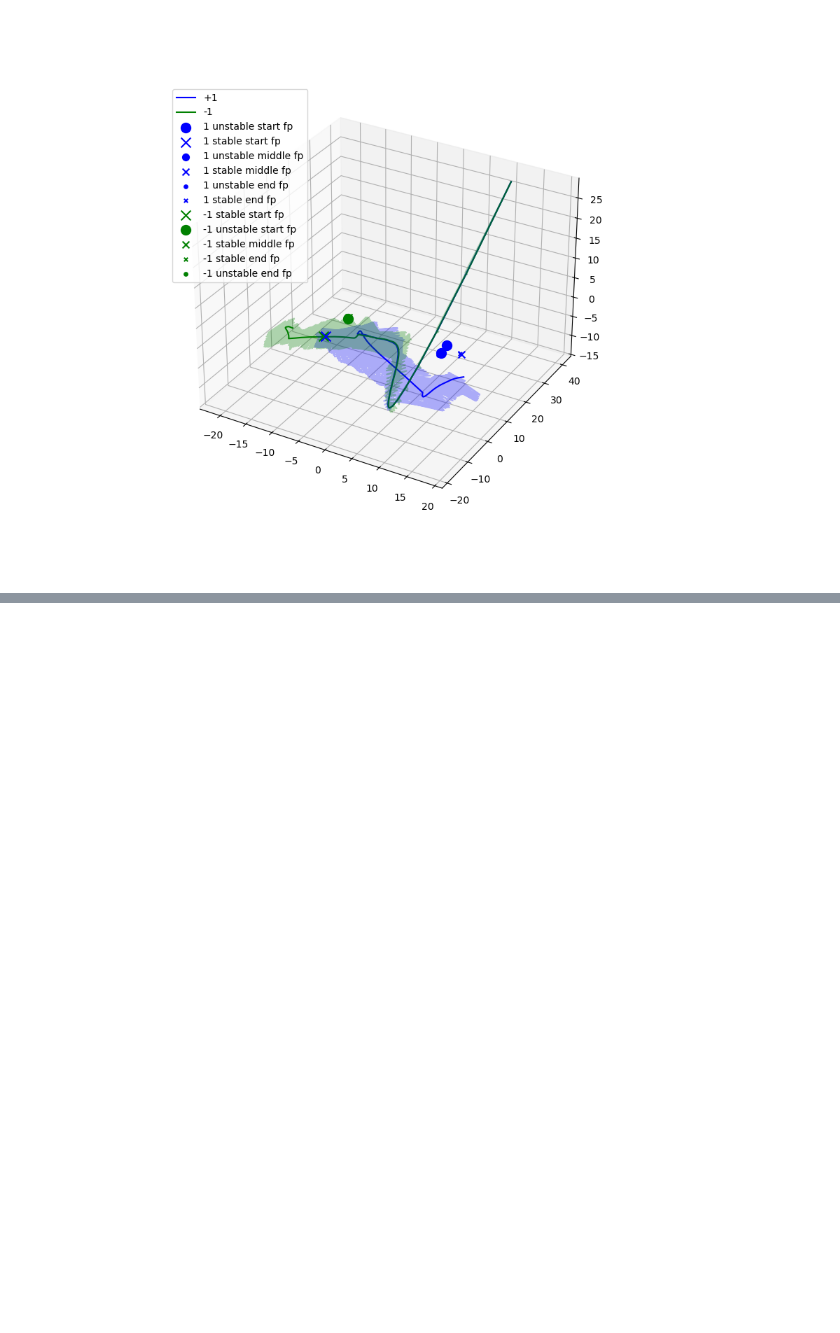
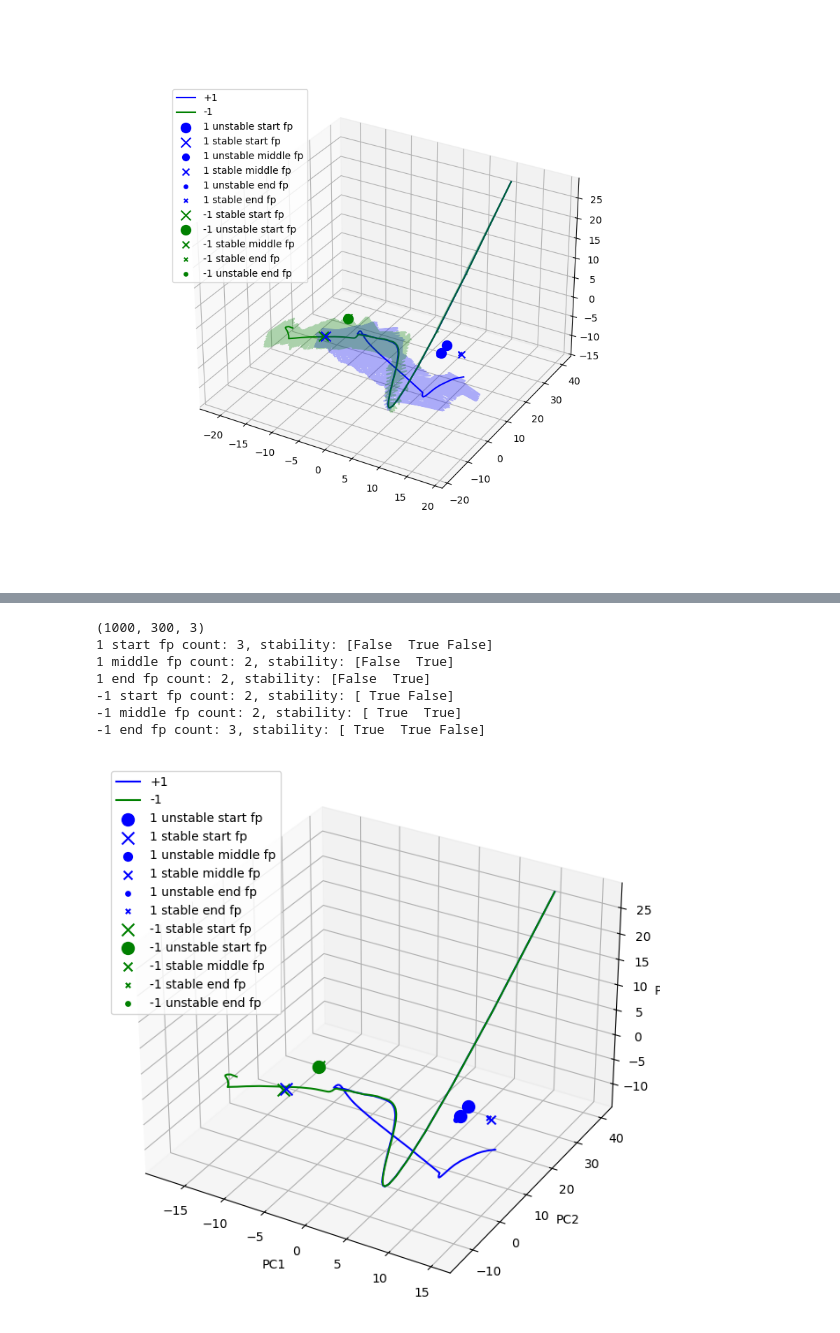
Before and after one commit to renee-tung/spikeRNN, a Jupyter notebook: analysis_code/trajectory/model_fixed_point_v2.ipynb, the cells around one changed output, grey strips where cells are left out. Cells and saved outputs as stored; diff of their text form; code cells hidden in the pictures; blank space fills up the shorter version.

```diff
--- a/analysis_code/trajectory/model_fixed_point_v2.ipynb
+++ b/analysis_code/trajectory/model_fixed_point_v2.ipynb
@@ -643,0 +721,14 @@ tu.plot_fixed_pts(fixed_pt_results, model_results_dir, settings,
+# %%
+# %matplotlib ipympl
+importlib.reload(tu)
+tu.plot_fixed_pts(fixed_pt_results, model_results_dir, settings,
+                   xx_trials, trial_stim_labels, plot_examples=0)
+# %% [output]
+(1000, 300, 3)
+1 start fp count: 3, stability: [False  True False]
+1 middle fp count: 2, stability: [False  True]
+1 end fp count: 2, stability: [False  True]
+-1 start fp count: 2, stability: [ True False]
+-1 middle fp count: 2, stability: [ True  True]
+-1 end fp count: 3, stability: [ True  True False]
+[figure, added]
```
Also changed, not shown: parts of 8 cells of this notebook, 8 other files.
